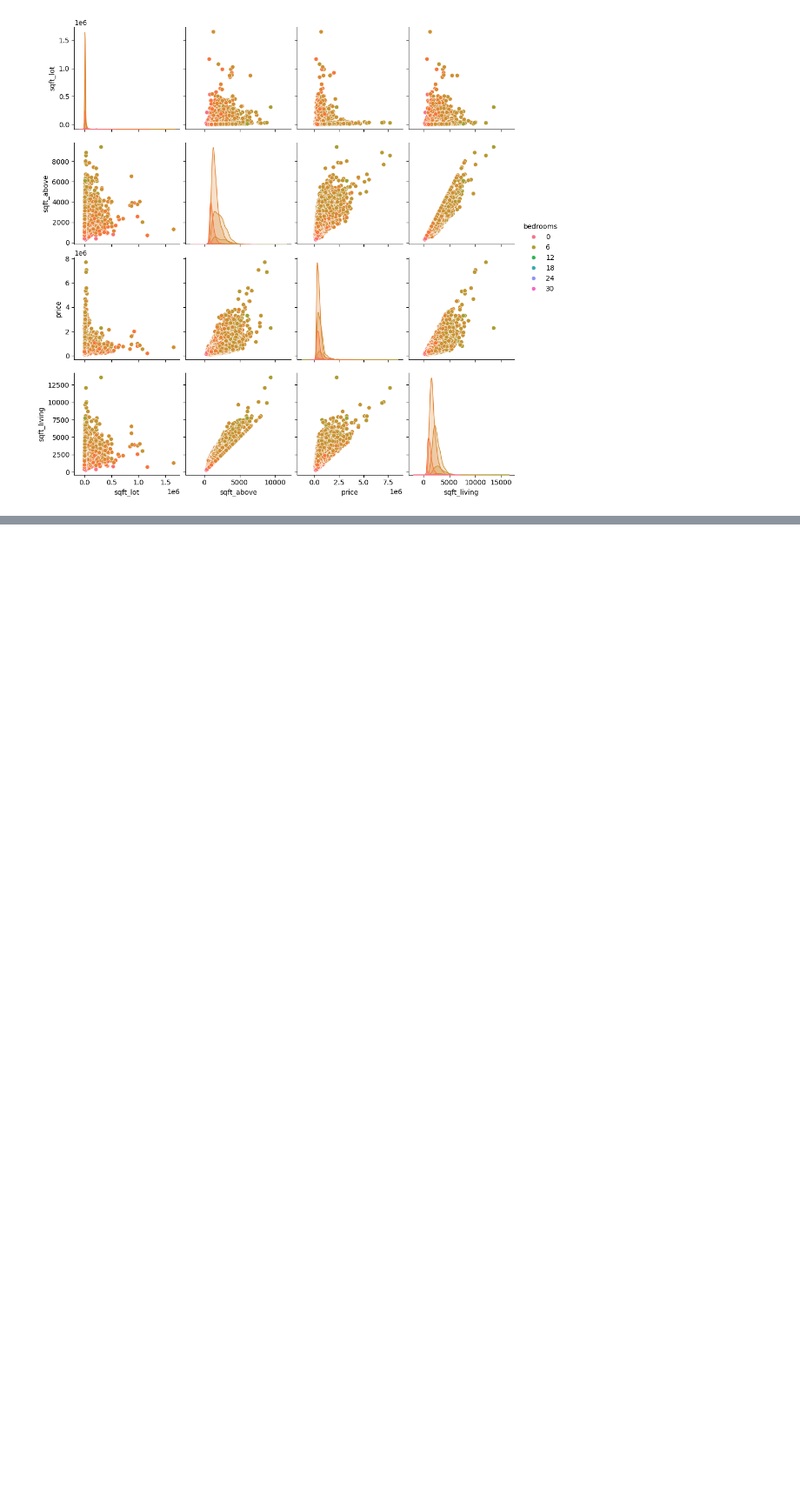
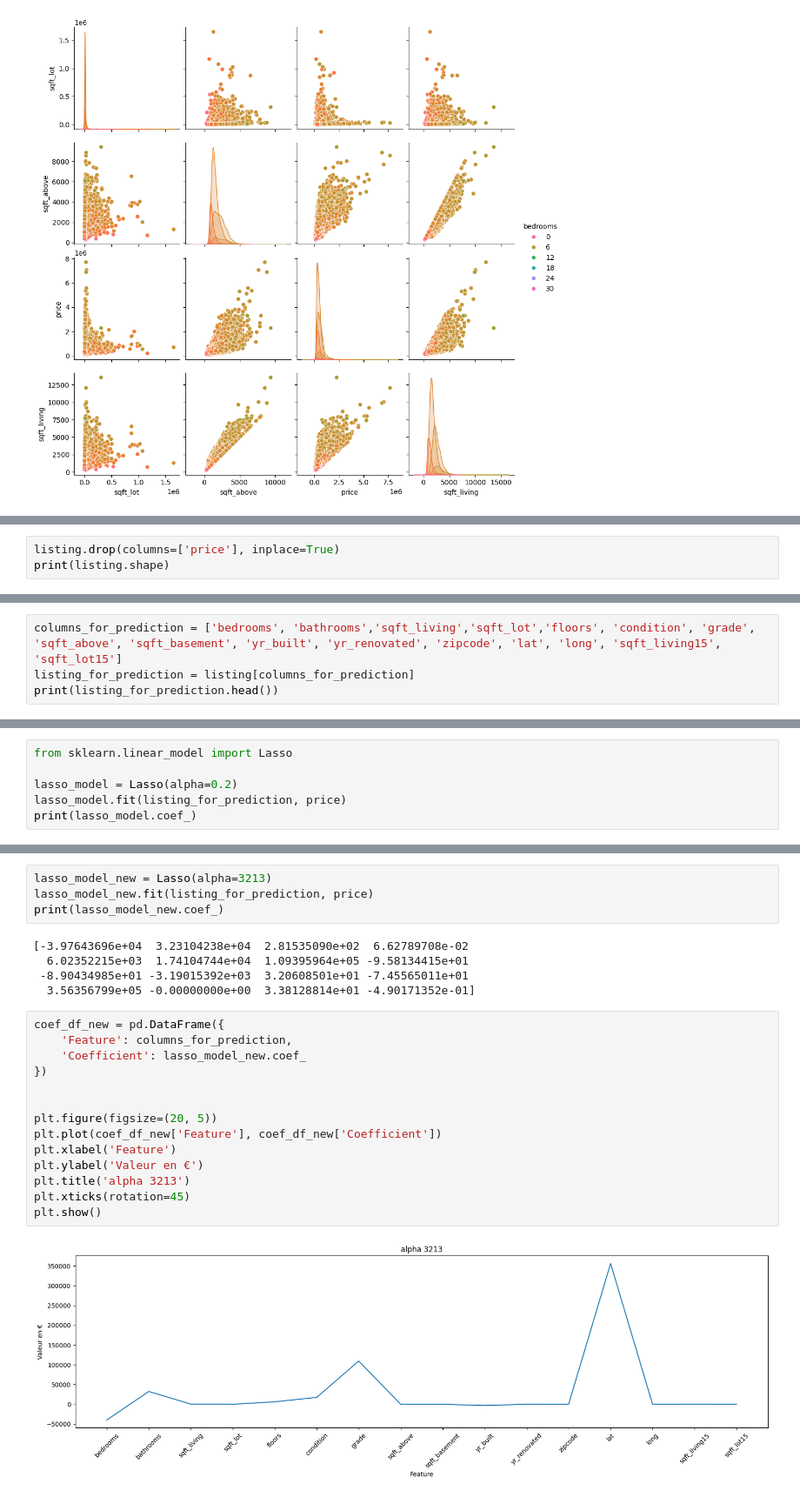
Before and after one commit to HaileSa/Algorithm, a Jupyter notebook: Novembre_MachineLearning/LassoRige.ipynb, the cells around one changed output, grey strips where cells are left out. Shown: that part at 87% size. Saved outputs shown, nothing was run; the diff lists cells and outputs as text; blank space fills up the shorter version.

Commit message:
Lasso fin, à corriger

```diff
--- a/Novembre_MachineLearning/LassoRige.ipynb
+++ b/Novembre_MachineLearning/LassoRige.ipynb
@@ -45,0 +45,3 @@ NameError: name 'price' is not defined
+# %%
+listing.drop(columns=['price'], inplace=True)
+print(listing.shape)
@@ -45,0 +50,4 @@ NameError: name 'price' is not defined
+# %%
+columns_for_prediction = ['bedrooms', 'bathrooms','sqft_living','sqft_lot','floors', 'condition', 'grade', 'sqft_above', 'sqft_basement', 'yr_built', 'yr_renovated', 'zipcode', 'lat', 'long', 'sqft_living15', 'sqft_lot15']
+listing_for_prediction = listing[columns_for_prediction]
+print(listing_for_prediction.head())
@@ -45,0 +83,6 @@ NameError: name 'price' is not defined
+# %%
+from sklearn.linear_model import Lasso
+
+lasso_model = Lasso(alpha=0.2)
+lasso_model.fit(listing_for_prediction, price)
+print(lasso_model.coef_)
@@ -45,0 +103,25 @@ NameError: name 'price' is not defined
+# %%
+lasso_model_new = Lasso(alpha=3213)
+lasso_model_new.fit(listing_for_prediction, price)
+print(lasso_model_new.coef_)
+# %% [output]
+[-3.97643696e+04  3.23104238e+04  2.81535090e+02  6.62789708e-02
+  6.02352215e+03  1.74104744e+04  1.09395964e+05 -9.58134415e+01
+ -8.90434985e+01 -3.19015392e+03  3.20608501e+01 -7.45565011e+01
+  3.56356799e+05 -0.00000000e+00  3.38128814e+01 -4.90171352e-01]
+# %%
+coef_df_new = pd.DataFrame({
+    'Feature': columns_for_prediction,
+    'Coefficient': lasso_model_new.coef_
+})
+
+
+plt.figure(figsize=(20, 5))
+plt.plot(coef_df_new['Feature'], coef_df_new['Coefficient'])
+plt.xlabel('Feature')
+plt.ylabel('Valeur en €')
+plt.title('alpha 3213')
+plt.xticks(rotation=45)
+plt.show()
+# %% [output]
+[figure, added]
```
Also changed, not shown: parts of 9 cells of this notebook.
